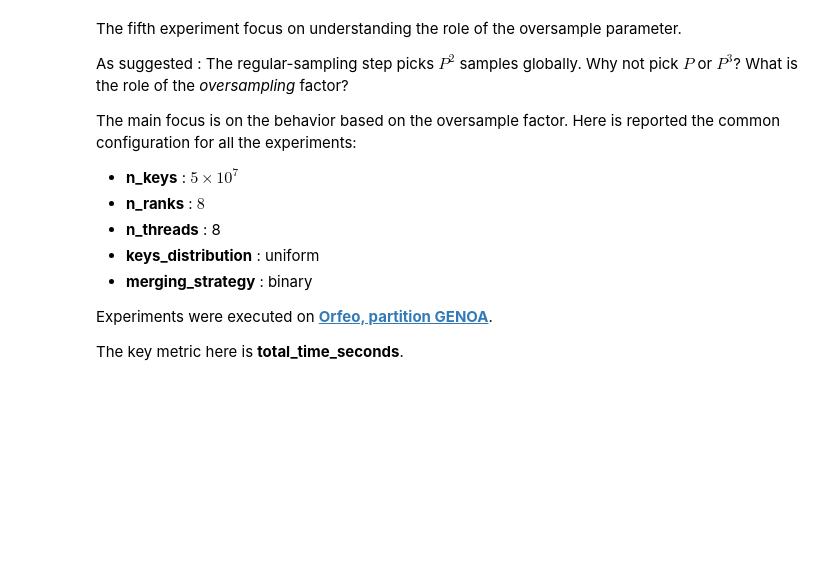
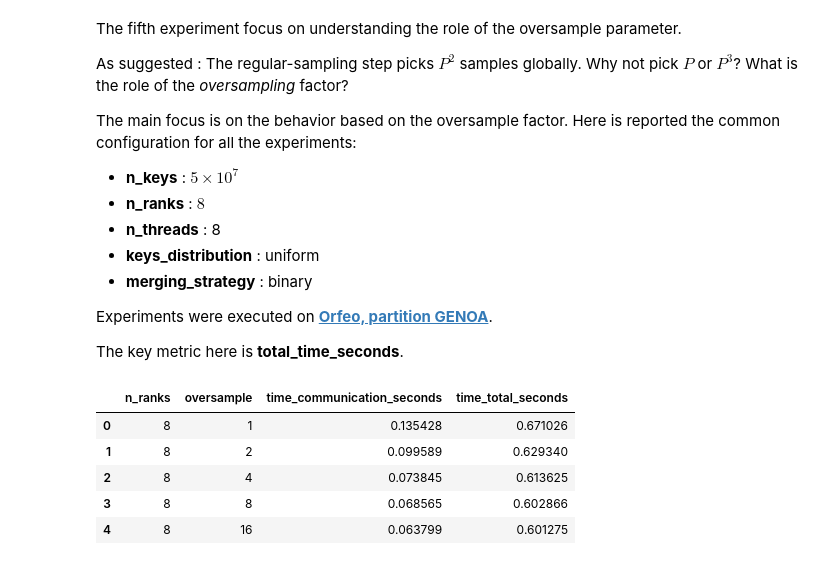
Before and after one commit to frekkoz3/Parallel-Sample-Sort, a Jupyter notebook: Script/oversample_tuning.ipynb, the cells around one changed output. Saved outputs shown, nothing was run; the diff lists cells and outputs as text; code cells hidden in the pictures; blank space fills up the shorter version.

```diff
--- a/Script/oversample_tuning.ipynb
+++ b/Script/oversample_tuning.ipynb
@@ -23,6 +23,13 @@ import seaborn as sns
 # %%
 results = pd.read_csv("../Parallel/results/oversample_tuning.csv")
 results = results[
-    ["n_bits", "oversample", "local_sort_algorithm", "time_local_sort_seconds"]
+    ["n_ranks", "oversample", "time_communication_seconds", "time_total_seconds"]
 ]
 results.head()
+# %% [output]
+|  | n_ranks | oversample | time_communication_seconds | time_total_seconds |
+| 0 | 8 | 1 | 0.135428 | 0.671026 |
+| 1 | 8 | 2 | 0.099589 | 0.629340 |
+| 2 | 8 | 4 | 0.073845 | 0.613625 |
+| 3 | 8 | 8 | 0.068565 | 0.602866 |
+| 4 | 8 | 16 | 0.063799 | 0.601275 |
```
Also changed, not shown: parts of 2 cells of this notebook, 2 other files.
